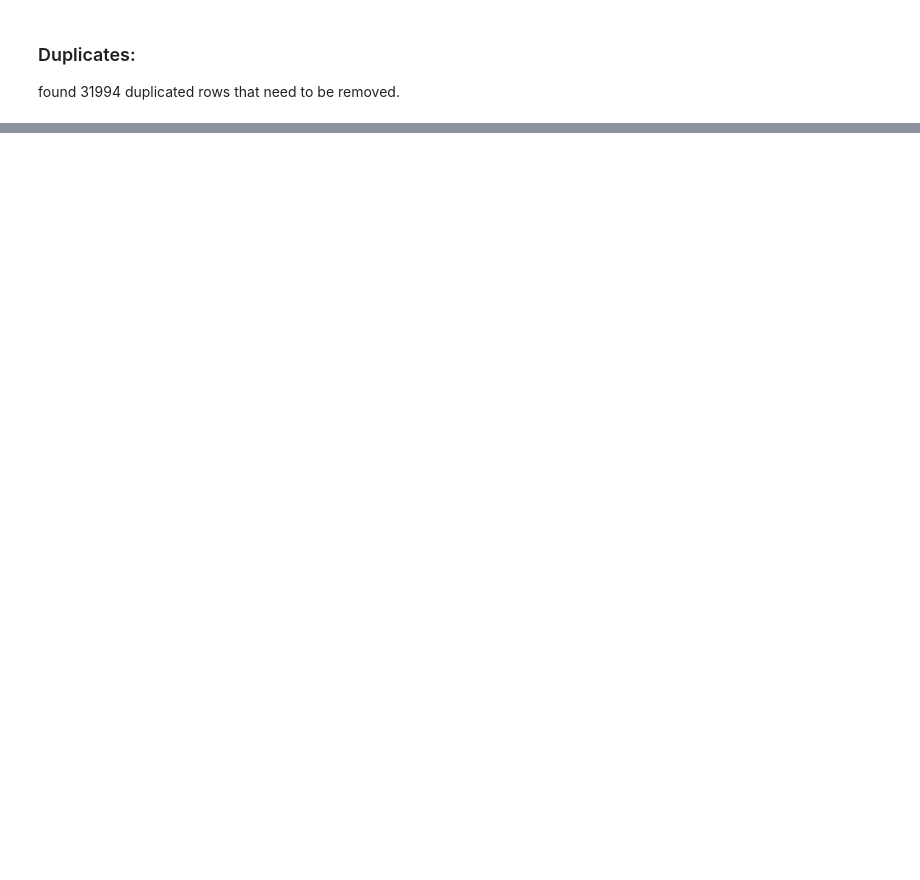
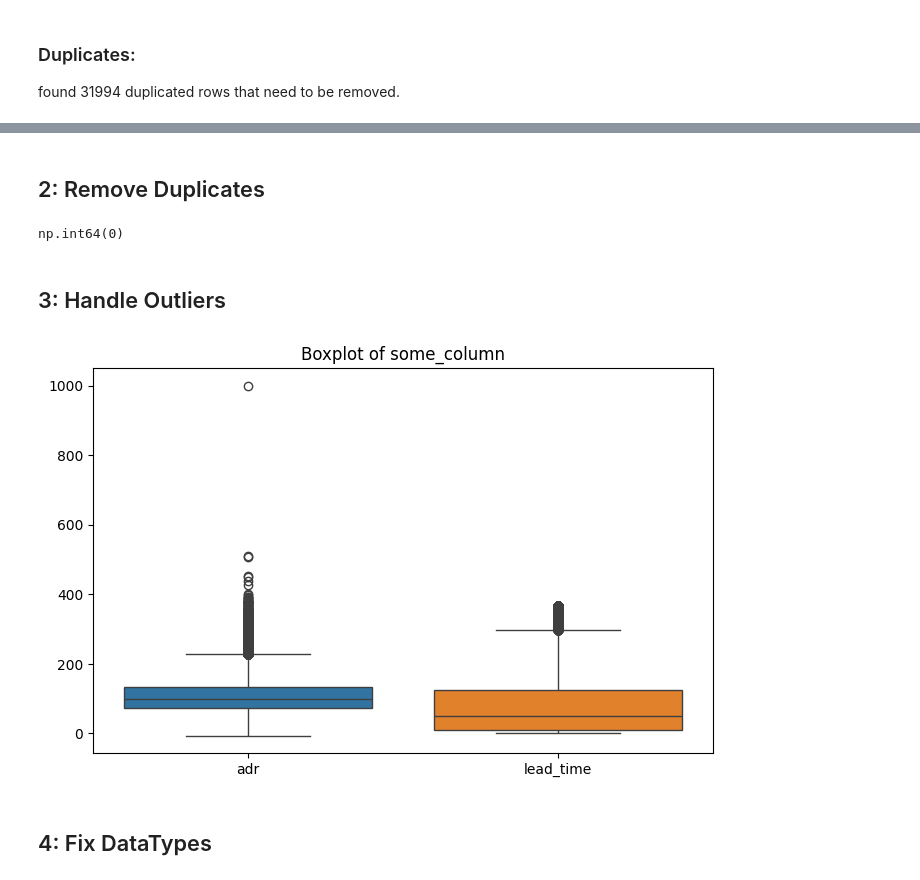
Before and after one commit to MoBakry04/gtc-ml-project1-hotel-bookings, a Jupyter notebook: gtc_ml_project1.ipynb, the cells around one changed output, grey strips where cells are left out. Drawn from its saved outputs; the diff is of its cells as text; code cells hidden in the pictures; blank space fills up the shorter version.

```diff
--- a/gtc_ml_project1.ipynb
+++ b/gtc_ml_project1.ipynb
@@ -160,0 +181,10 @@ We will need to handle these column's outliers.
+# %%
+df['children'].fillna(df['children'].mean(), inplace=True)
+df['country'].fillna(df['country'].mode()[0], inplace=True)
+df['agent'].fillna(0, inplace=True)
+df['company'].fillna(0, inplace=True)
+
+# df['children'].fillna(df['children'].median(), inplace=True)
+# df['country'].fillna('Unknown', inplace=True)
+# df['agent'].fillna('None', inplace=True)
+# df['company'].fillna('None', inplace=True)
@@ -160,0 +214,28 @@ We will need to handle these column's outliers.
+# %% [markdown]
+## 2: Remove Duplicates
+# %%
+# resetting index
+df = df.drop_duplicates().reset_index(drop=True)
+# %%
+# Make sure there is no more duplicated rows
+df.duplicated().sum()
+# %% [output]
+np.int64(0)
+# %% [markdown]
+## 3: Handle Outliers
+# %%
+# Removing extreme outlier for adr
+df["adr"] = df["adr"].clip(upper=1000)
+
+# found that Lead_time for more than a year is unrealistic and  rare
+df["lead_time"] = df["lead_time"].clip(upper=365)
+# %%
+# Plotting the two columns again to look at the change
+plt.figure(figsize=(8, 5))
+sns.boxplot(data=df[["adr", "lead_time"]])
+plt.title("Boxplot of some_column")
+plt.show()
+# %% [output]
+[figure, added]
+# %% [markdown]
+## 4: Fix DataTypes
```
Also changed, not shown: parts of 18 cells of this notebook.
